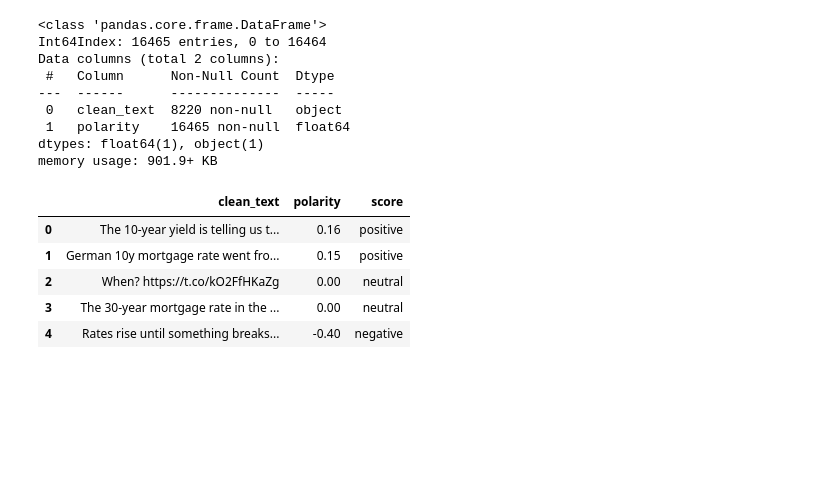
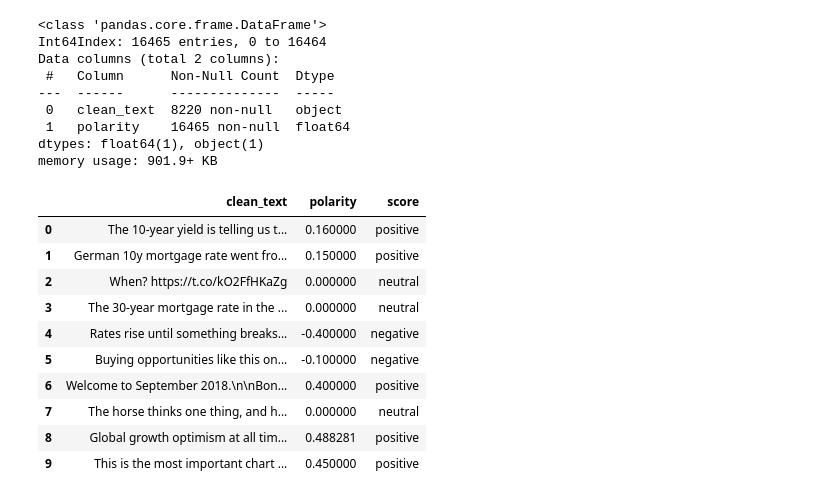
Before and after one commit to Abel-Blue/Twitter-Data-Analysis, a Jupyter notebook: Notebooks/Challenge_ Day2.ipynb, the cells around one changed output. Cells and saved outputs as stored; diff of their text form; code cells hidden in the pictures; blank space fills up the shorter version.

```diff
--- a/Notebooks/Challenge_ Day2.ipynb
+++ b/Notebooks/Challenge_ Day2.ipynb
@@ -221,11 +221,16 @@ def text_category(p:float)->str:
         return "neutral"
 # %%
 clean_tweet['score'] = clean_tweet.polarity.apply(text_category)
-clean_tweet.head()
+clean_tweet.head(10)
 # %% [output]
 |  | clean_text | polarity | score |
-| 0 | The 10-year yield is telling us t... | 0.16 | positive |
-| 1 | German 10y mortgage rate went fro... | 0.15 | positive |
-| 2 | When? https://t.co/kO2FfHKaZg | 0.00 | neutral |
-| 3 | The 30-year mortgage rate in the ... | 0.00 | neutral |
-| 4 | Rates rise until something breaks... | -0.40 | negative |
+| 0 | The 10-year yield is telling us t... | 0.160000 | positive |
+| 1 | German 10y mortgage rate went fro... | 0.150000 | positive |
+| 2 | When? https://t.co/kO2FfHKaZg | 0.000000 | neutral |
+| 3 | The 30-year mortgage rate in the ... | 0.000000 | neutral |
+| 4 | Rates rise until something breaks... | -0.400000 | negative |
+| 5 | Buying opportunities like this on... | -0.100000 | negative |
+| 6 | Welcome to September 2018.\n\nBon... | 0.400000 | positive |
+| 7 | The horse thinks one thing, and h... | 0.000000 | neutral |
+| 8 | Global growth optimism at all tim... | 0.488281 | positive |
+| 9 | This is the most important chart ... | 0.450000 | positive |
```
Also changed, not shown: parts of 2 cells of this notebook.
